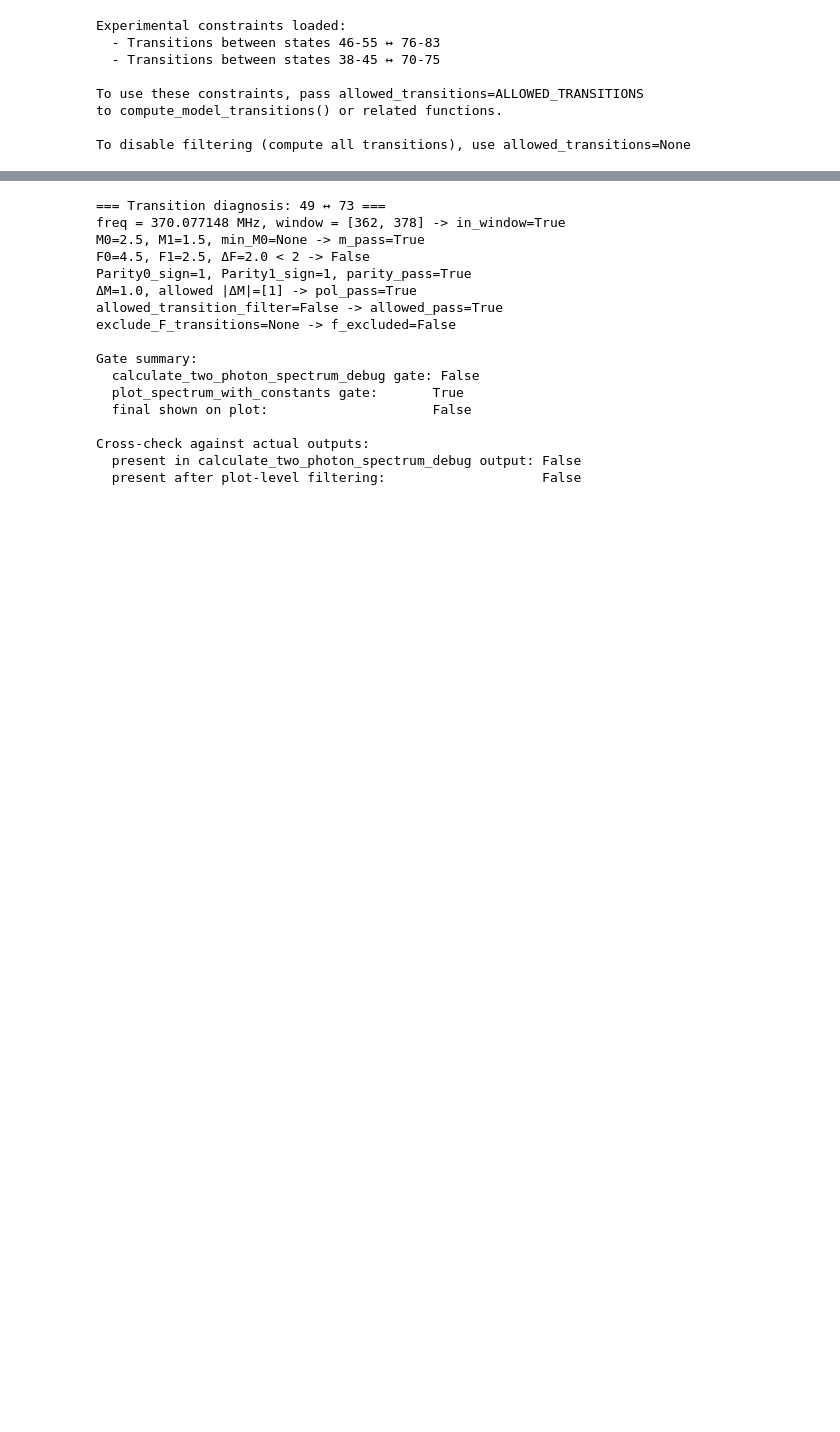
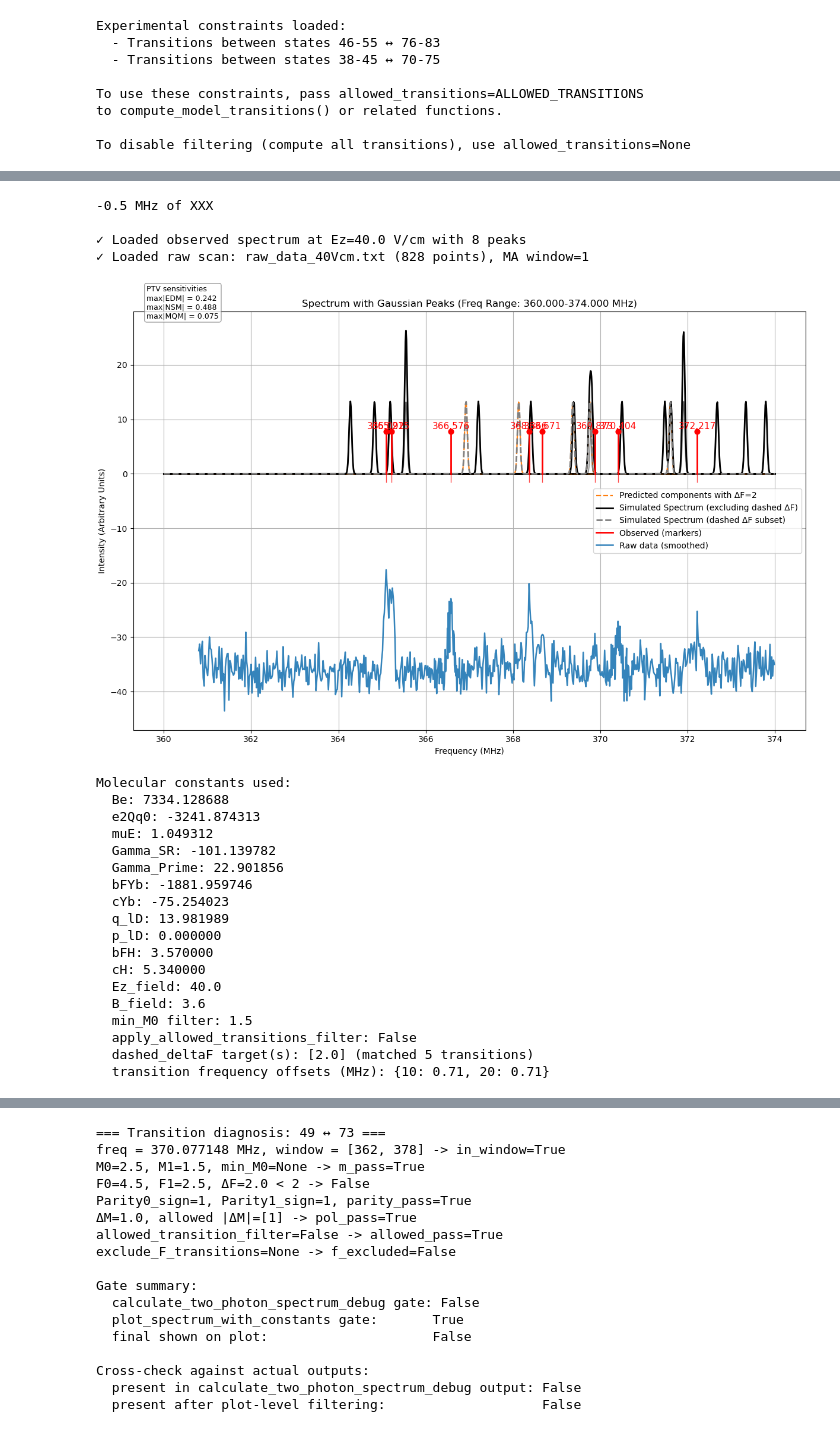
Before and after one commit to YuikiTakahashi/Molecule_spectrum_prediction, a Jupyter notebook: 173_prediction_Mar2026.ipynb, the cells around one changed output, grey strips where cells are left out. Saved outputs shown, nothing was run; the diff lists cells and outputs as text; code cells hidden in the pictures; blank space fills up the shorter version.

Commit message:
added EB data

```diff
--- a/173_prediction_Mar2026.ipynb
+++ b/173_prediction_Mar2026.ipynb
@@ -2088,4 +2427,83 @@ def reset_plots(close_all=True, clear=True):
 # %%
 reset_plots()
 %matplotlib inline
+# %%
+xxx_values = [-0.5]
+
+Efield = 40.0
+Bfield = 3.6
+
+offset = 0.71
+
+# Transition indices to offset, keyed by (Bfield, Efield)
+indicies = {
+    (3.6, 40.0): [10, 20],
+    (1.8, 40.0): [13, 21],
+    (1.2, 40.0): [17, 20],
+    (0.6, 40.0): [16, 19],
+    (0.4, 40.0): [16, 18],
+    (0.3, 40.0): [16, 18],
+    (0.01, 40.0): [14, 16],
+}
+
+
+selected_indicies = pick_indicies(indicies, Bfield, Efield, choice=0)
+selected_offsets = [offset] * len(selected_indicies) if selected_indicies is not None else None
+
+for xxx in xxx_values:
+    print()
+    print(xxx, 'MHz of XXX')
+    print()
+
+
+    plot_spectrum_with_constants(
+        Ez_field=Efield,
+        B_field=Bfield,
+        transition_offset_indices=selected_indicies,
+        transition_offset_values=selected_offsets,
+        freq_min=360,
+        freq_max=374,
+        e2Qq0 = -3243.874313 + 2,
+        q_lD = 12.158251  + 12.158251*0.15 ,
+        bfH=4.07 + xxx,
+        cH=5.49 +  0.3 * xxx,
+        muE= 0.965* (2.16) * 0.503412,
+        freq_width=0.03,
+        obs_marker_frac=0.25,
+        min_M0= 1.5,
+        use_debug_calc=True,
+        apply_allowed_transitions_filter=False,
+        #exclude_F_transitions=[(3.5, 2.5)],
+        deltaF_criteria = 1000,
+        laser_polarization='orth',
+        raw_ma_window=1,
+        offset_raw_data = 50,
+        scaling_raw_data = 100,
+        print_const = True,
+        dashed_deltaF=2,
+    )
+# %% [output]
+-0.5 MHz of XXX
+
+✓ Loaded observed spectrum at Ez=40.0 V/cm with 8 peaks
+✓ Loaded raw scan: raw_data_40Vcm.txt (828 points), MA window=1
+[figure, added]
+Molecular constants used:
+  Be: 7334.128688
+  e2Qq0: -3241.874313
+  muE: 1.049312
+  Gamma_SR: -101.139782
+  Gamma_Prime: 22.901856
+  bFYb: -1881.959746
+  cYb: -75.254023
+  q_lD: 13.981989
+  p_lD: 0.000000
+  bFH: 3.570000
+  cH: 5.340000
+  Ez_field: 40.0
+  B_field: 3.6
+  min_M0 filter: 1.5
+  apply_allowed_transitions_filter: False
+  dashed_deltaF target(s): [2.0] (matched 5 transitions)
+  transition frequency offsets (MHz): {10: 0.71, 20: 0.71}
 # %%
```
Also changed, not shown: parts of 26 cells of this notebook, 18 other files.
